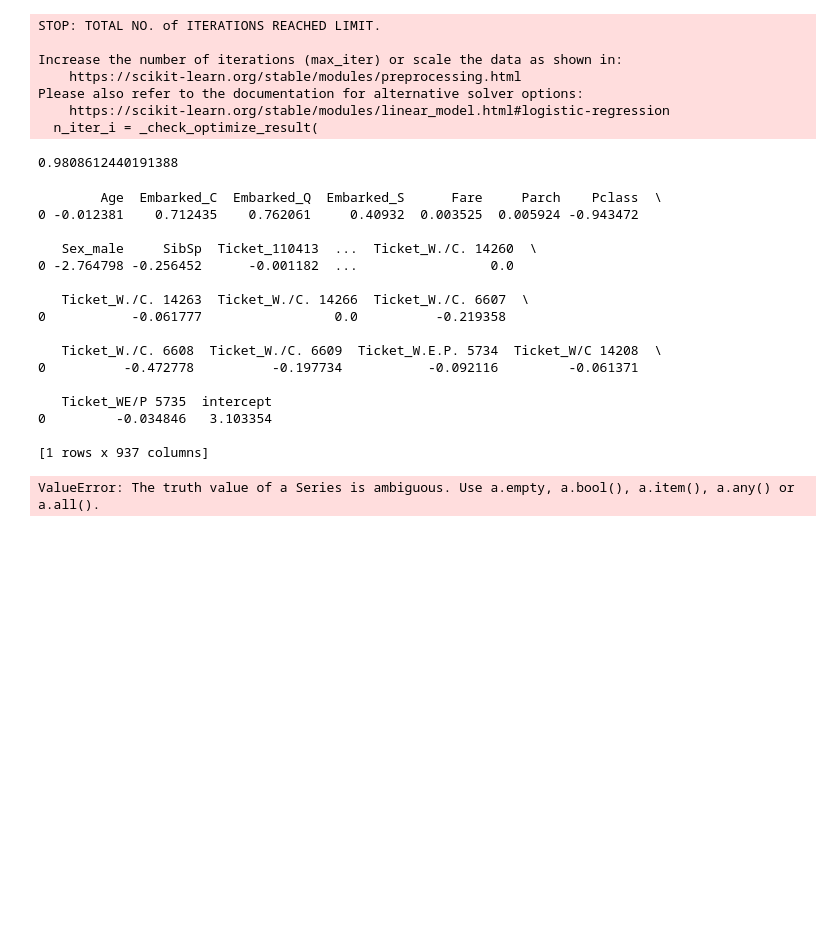
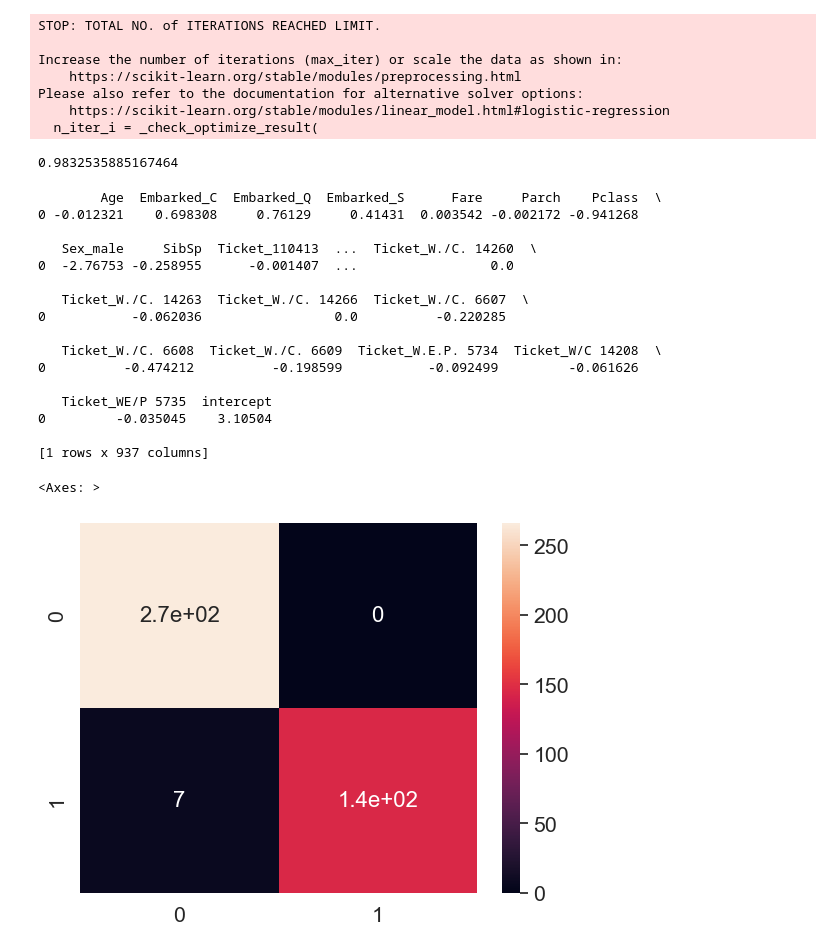
Before and after one commit to IyadHad/ProjectIndividually-, a Jupyter notebook: projectTitanic.ipynb, the cells around one changed output. Drawn from its saved outputs; the diff is of its cells as text; code cells hidden in the pictures; blank space fills up the shorter version.

```diff
--- a/projectTitanic.ipynb
+++ b/projectTitanic.ipynb
@@ -253,10 +256,10 @@ True
 from sklearn.linear_model import LogisticRegression
 from sklearn.metrics import accuracy_score,f1_score
 from sklearn.preprocessing import StandardScaler
-
+#apply of the logisic regression algorithm on the train dataset
 def classification(X,Z):
     label = Z.values.reshape(-1,1)
-    Train = LogisticRegression(C=0.5, solver='lbfgs')
+    Train = LogisticRegression(C=0.5,solver='lbfgs',max_iter=102)
     Train.fit(X,label)
     return Train
 
@@ -272,9 +275,10 @@ Please also refer to the documentation for alternative solver options:
     https://scikit-learn.org/stable/modules/linear_model.html#logistic-regression
   n_iter_i = _check_optimize_result(
 # %%
+#display of the accuracy score
 print(accuracy_score(np.array(df_encoded_test['Survived']),pred))
 # %% [output]
-0.9808612440191388
+0.9832535885167464
 # %%
 col = np.array(df_encoded_test.drop(['Survived'], axis='columns').columns.tolist())
 coef_df = pd.DataFrame(train.coef_, columns=col)
@@ -282,24 +286,29 @@ coef_df['intercept'] = train.intercept_
 print(coef_df)
 # %% [output]
         Age  Embarked_C  Embarked_Q  Embarked_S      Fare     Parch    Pclass  \
-0 -0.012381    0.712435    0.762061     0.40932  0.003525  0.005924 -0.943472
+0 -0.012321    0.698308     0.76129     0.41431  0.003542 -0.002172 -0.941268
 
    Sex_male     SibSp  Ticket_110413  ...  Ticket_W./C. 14260  \
-0 -2.764798 -0.256452      -0.001182  ...                 0.0
+0  -2.76753 -0.258955      -0.001407  ...                 0.0
 
    Ticket_W./C. 14263  Ticket_W./C. 14266  Ticket_W./C. 6607  \
-0           -0.061777                 0.0          -0.219358
+0           -0.062036                 0.0          -0.220285
 
    Ticket_W./C. 6608  Ticket_W./C. 6609  Ticket_W.E.P. 5734  Ticket_W/C 14208  \
-0          -0.472778          -0.197734           -0.092116         -0.061371
+0          -0.474212          -0.198599           -0.092499         -0.061626
 
    Ticket_WE/P 5735  intercept
-0         -0.034846   3.103354
+0         -0.035045    3.10504
 
 [1 rows x 937 columns]
-# %%
-import seaborn as sns
-
-sns.pairplot(df_encoded_test.drop(['Survived'], axis='columns'), hue=df_encoded_test['Survived'])
-# %% [output]
-ValueError: The truth value of a Series is ambiguous. Use a.empty, a.bool(), a.item(), a.any() or a.all().
+# %%
+import seaborn as sns
+from sklearn.metrics import confusion_matrix, f1_score
+conf = confusion_matrix(df_encoded_test['Survived'],pred)
+df_cm = pd.DataFrame(conf, range(2), range(2))
+# plt.figure(figsize=(10,7))
+sns.set(font_scale=1.4) # for label size
+sns.heatmap(df_cm, annot=True, annot_kws={"size": 16}) # font size
+# %% [output]
+<Axes: >
+[figure, added]
```
Also changed, not shown: parts of 1 cell of this notebook, 1 other file.
